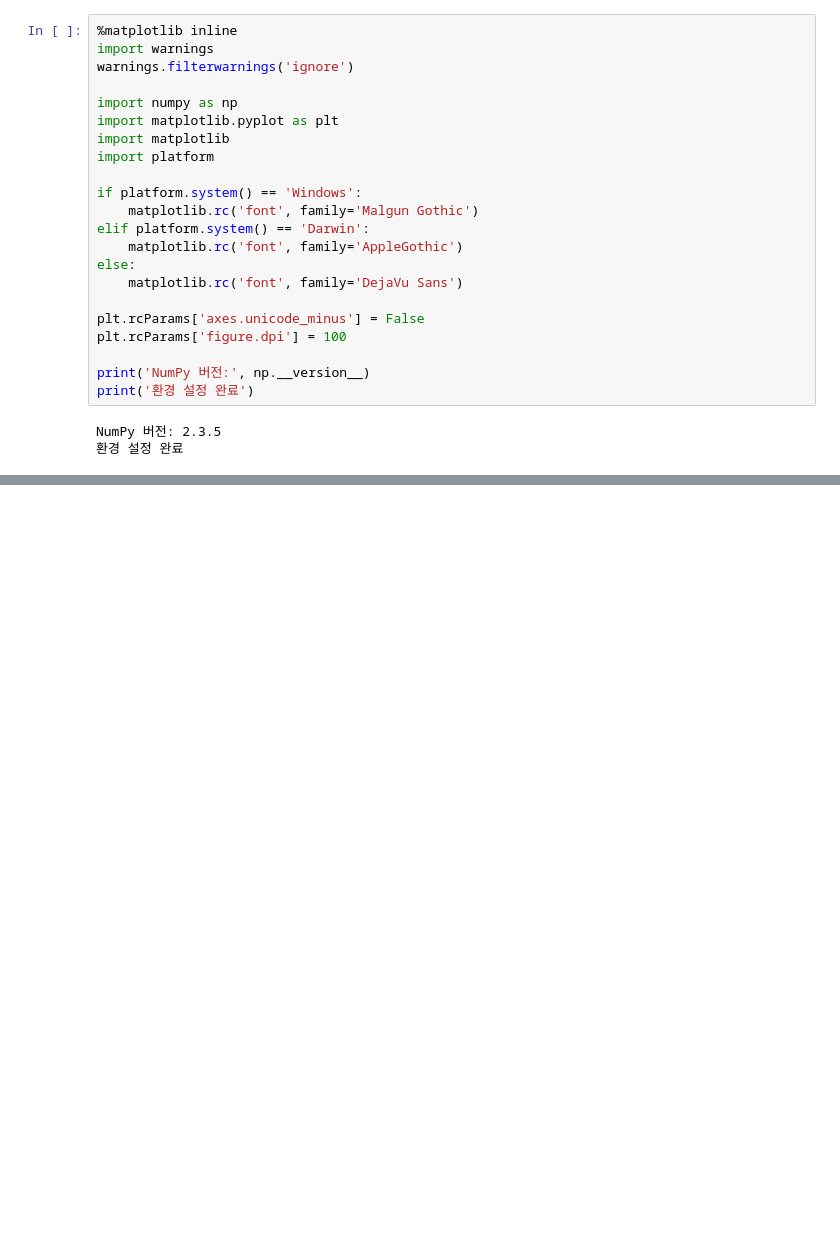
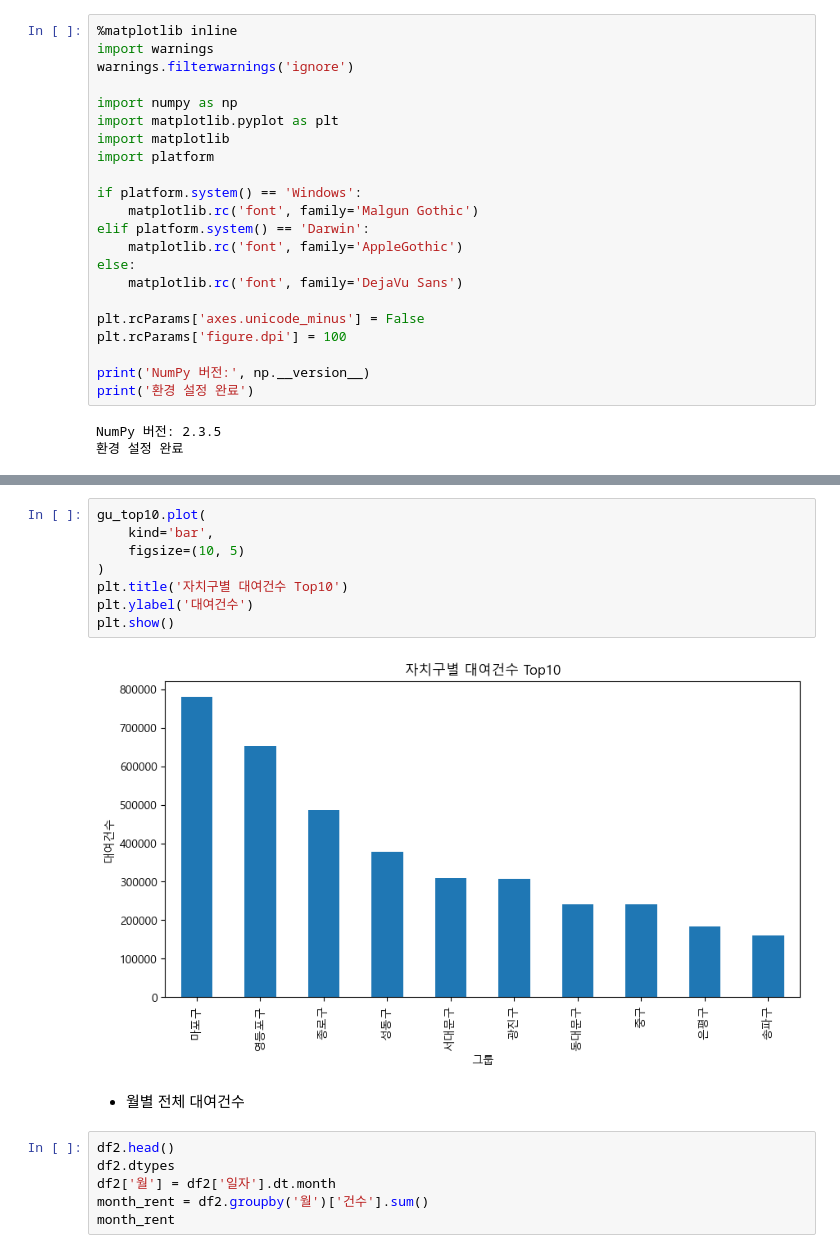
Before and after one commit to xywon0219nate-blip/python-lab, a Jupyter notebook: pandas/09_Pandas_실습2.ipynb, the cells around one changed output, grey strips where cells are left out. Saved outputs shown, nothing was run; the diff lists cells and outputs as text; blank space fills up the shorter version.

```diff
--- a/pandas/09_Pandas_실습2.ipynb
+++ b/pandas/09_Pandas_실습2.ipynb
@@ -51,0 +225,18 @@ NameError: name 'df1' is not defined
+# %%
+gu_top10.plot(
+    kind='bar',
+    figsize=(10, 5)
+)
+plt.title('자치구별 대여건수 Top10')
+plt.ylabel('대여건수')
+plt.show()
+# %% [output]
+[figure, added]
+# %% [markdown]
+- 월별 전체 대여건수
+# %%
+df2.head()
+df2.dtypes
+df2['월'] = df2['일자'].dt.month
+month_rent = df2.groupby('월')['건수'].sum()
+month_rent
```
Also changed, not shown: parts of 24 cells of this notebook, 13 other files.
